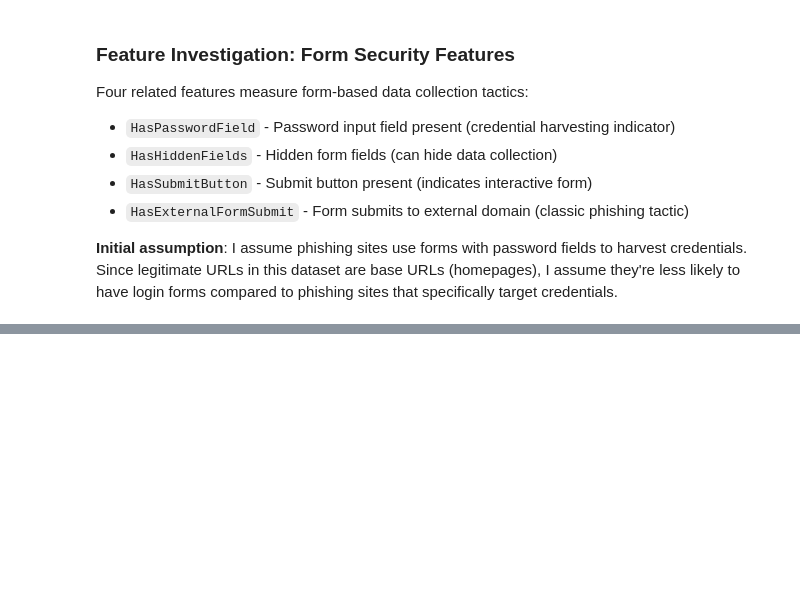
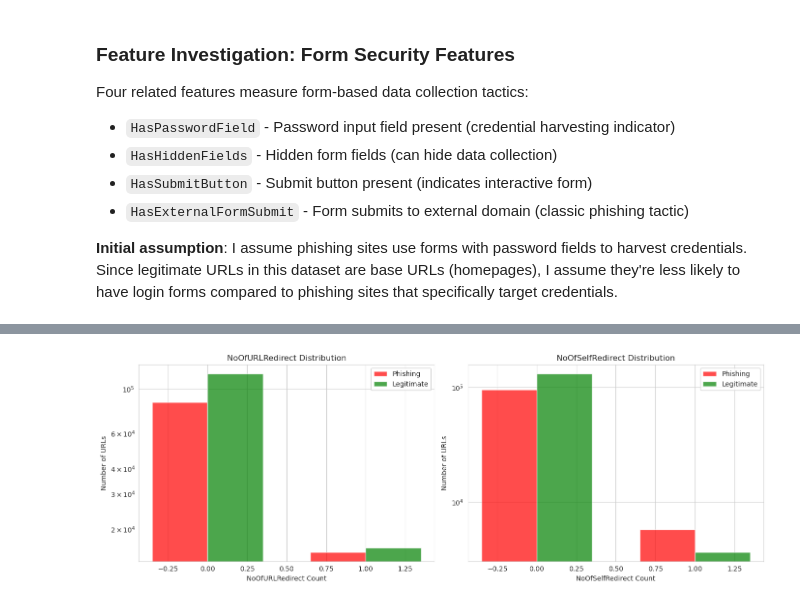
Before and after one commit to D0bledore/kaggle-phising-url-dataset, a Jupyter notebook: 1. Exploration.ipynb, the cells around one changed output, grey strips where cells are left out. Saved outputs shown, nothing was run; the diff lists cells and outputs as text; code cells hidden in the pictures; blank space fills up the shorter version.

```diff
--- a/1. Exploration.ipynb
+++ b/1. Exploration.ipynb
@@ -1841,0 +2058,70 @@ for feature in form_features:
+# %%
+# Distribution analysis and perfect indicator check
+print("=== Redirect Features: Distribution Analysis ===\n")
+
+
+redirect_features = ['NoOfURLRedirect', 'NoOfSelfRedirect']
+
+# Basic statistics
+for feature in redirect_features:
+    print(f"\n{feature}:")
+
+    phish_stats = df4[df4['label']==0][feature]
+    legit_stats = df4[df4['label']==1][feature]
+
+    print(f"  Phishing   - Mean: {phish_stats.mean():.2f}, Median: {phish_stats.median():.0f}, Max: {phish_stats.max()}")
+    print(f"  Legitimate - Mean: {legit_stats.mean():.2f}, Median: {legit_stats.median():.0f}, Max: {legit_stats.max()}")
+
+    # Presence (> 0)
+    phish_pct = (phish_stats > 0).sum() / len(phish_stats) * 100
+    legit_pct = (legit_stats > 0).sum() / len(legit_stats) * 100
+    print(f"  Present in: {phish_pct:.1f}% phishing, {legit_pct:.1f}% legitimate")
+
+# Relationship between features
+print("\n=== Relationship Between URL and Self Redirects ===")
+has_url_redirect = df4[df4['NoOfURLRedirect'] > 0]
+print(f"\nURLs with NoOfURLRedirect > 0: {len(has_url_redirect):,}")
+print(f"  Also have NoOfSelfRedirect > 0: {(has_url_redirect['NoOfSelfRedirect'] > 0).sum():,} ({(has_url_redirect['NoOfSelfRedirect'] > 0).sum()/len(has_url_redirect)*100:.1f}%)")
+
+# Check for perfect indicators
+print("\n=== Perfect Indicator Check ===")
+for threshold in [1, 2, 3, 5]:
+    high_redirects = df4[df4['NoOfURLRedirect'] >= threshold]
+    if len(high_redirects) > 0:
+        phish_count = (high_redirects['label'] == 0).sum()
+        legit_count = (high_redirects['label'] == 1).sum()
+        phish_pct = phish_count / len(high_redirects) * 100
+
+        print(f"\nNoOfURLRedirect >= {threshold}:")
+        print(f"  Total: {len(high_redirects):,}")
+        print(f"  Phishing: {phish_count:,} ({phish_pct:.1f}%)")
+        print(f"  Legitimate: {legit_count:,} ({100-phish_pct:.1f}%)")
+
+# Distribution visualization
+import matplotlib.pyplot as plt
+fig, axes = plt.subplots(1, 2, figsize=(14, 5))
+
+for idx, feature in enumerate(redirect_features):
+    phish_vals = df4[df4['label']==0][feature].value_counts().sort_index()
+    legit_vals = df4[df4['label']==1][feature].value_counts().sort_index()
+
+    # Limit to first 10 values for readability
+    max_val = min(10, max(phish_vals.index.max(), legit_vals.index.max()))
+    x_range = range(max_val + 1)
+
+    phish_counts = [phish_vals.get(i, 0) for i in x_range]
+    legit_counts = [legit_vals.get(i, 0) for i in x_range]
+
+    width = 0.35
+    axes[idx].bar([i - width/2 for i in x_range], phish_counts, width, label='Phishing', color='red', alpha=0.7)
+    axes[idx].bar([i + width/2 for i in x_range], legit_counts, width, label='Legitimate', color='green', alpha=0.7)
+
+    axes[idx].set_xlabel(f'{feature} Count')
+    axes[idx].set_ylabel('Number of URLs')
+    axes[idx].set_title(f'{feature} Distribution')
+    axes[idx].legend()
+    axes[idx].set_yscale('log')  # Log scale due to large differences
+
+plt.tight_layout()
+plt.show()
+# %% [output]
@@ -1841,0 +2145 @@ for feature in form_features:
+[figure, added]
```
Also changed, not shown: parts of 16 cells of this notebook.
